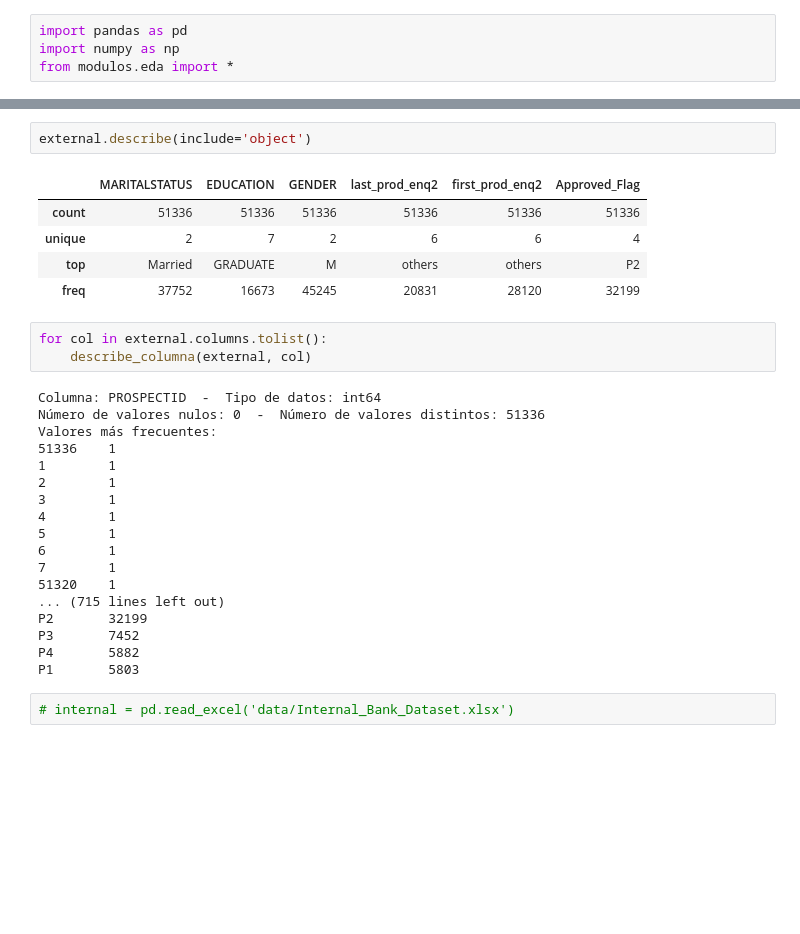
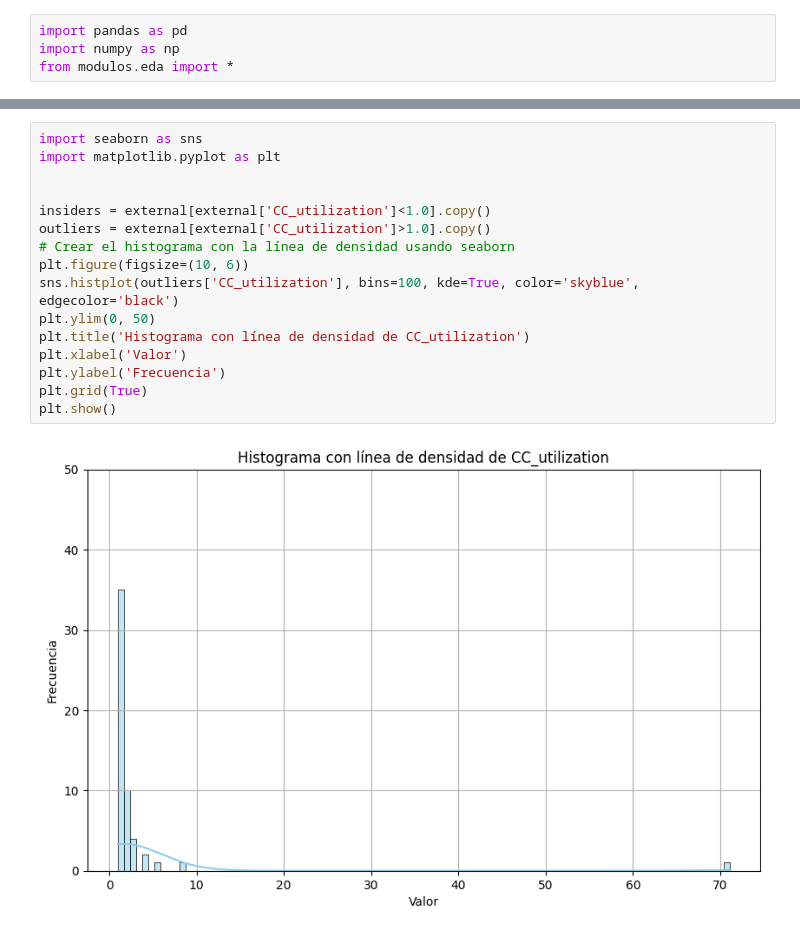
Before and after one commit to Ismaelasoo/ML-Credit-Scoring, a Jupyter notebook: main.ipynb, the cells around one changed output, grey strips where cells are left out. Drawn from its saved outputs; the diff is of its cells as text; blank space fills up the shorter version.

```diff
--- a/main.ipynb
+++ b/main.ipynb
@@ -40,31 +83,18 @@ external.describe()
-# %%
-external.describe(include='object')
-# %% [output]
-|  | MARITALSTATUS | EDUCATION | GENDER | last_prod_enq2 | first_prod_enq2 | Approved_Flag |
-| count | 51336 | 51336 | 51336 | 51336 | 51336 | 51336 |
-| unique | 2 | 7 | 2 | 6 | 6 | 4 |
-| top | Married | GRADUATE | M | others | others | P2 |
-| freq | 37752 | 16673 | 45245 | 20831 | 28120 | 32199 |
-# %%
-for col in external.columns.tolist():
-    describe_columna(external, col)
-# %% [output]
-Columna: PROSPECTID  -  Tipo de datos: int64
-Número de valores nulos: 0  -  Número de valores distintos: 51336
-Valores más frecuentes:
-51336    1
-1        1
-2        1
-3        1
-4        1
-5        1
-6        1
-7        1
-51320    1
-... (715 lines left out)
-P2       32199
-P3       7452
-P4       5882
-P1       5803
-# %%
-# internal = pd.read_excel('data/Internal_Bank_Dataset.xlsx')
+# %%
+import seaborn as sns
+import matplotlib.pyplot as plt
+
+
+insiders = external[external['CC_utilization']<1.0].copy()
+outliers = external[external['CC_utilization']>1.0].copy()
+# Crear el histograma con la línea de densidad usando seaborn
+plt.figure(figsize=(10, 6))
+sns.histplot(outliers['CC_utilization'], bins=100, kde=True, color='skyblue', edgecolor='black')
+plt.ylim(0, 50)
+plt.title('Histograma con línea de densidad de CC_utilization')
+plt.xlabel('Valor')
+plt.ylabel('Frecuencia')
+plt.grid(True)
+plt.show()
+# %% [output]
+[figure, added]
```
Also changed, not shown: parts of 18 cells of this notebook.
